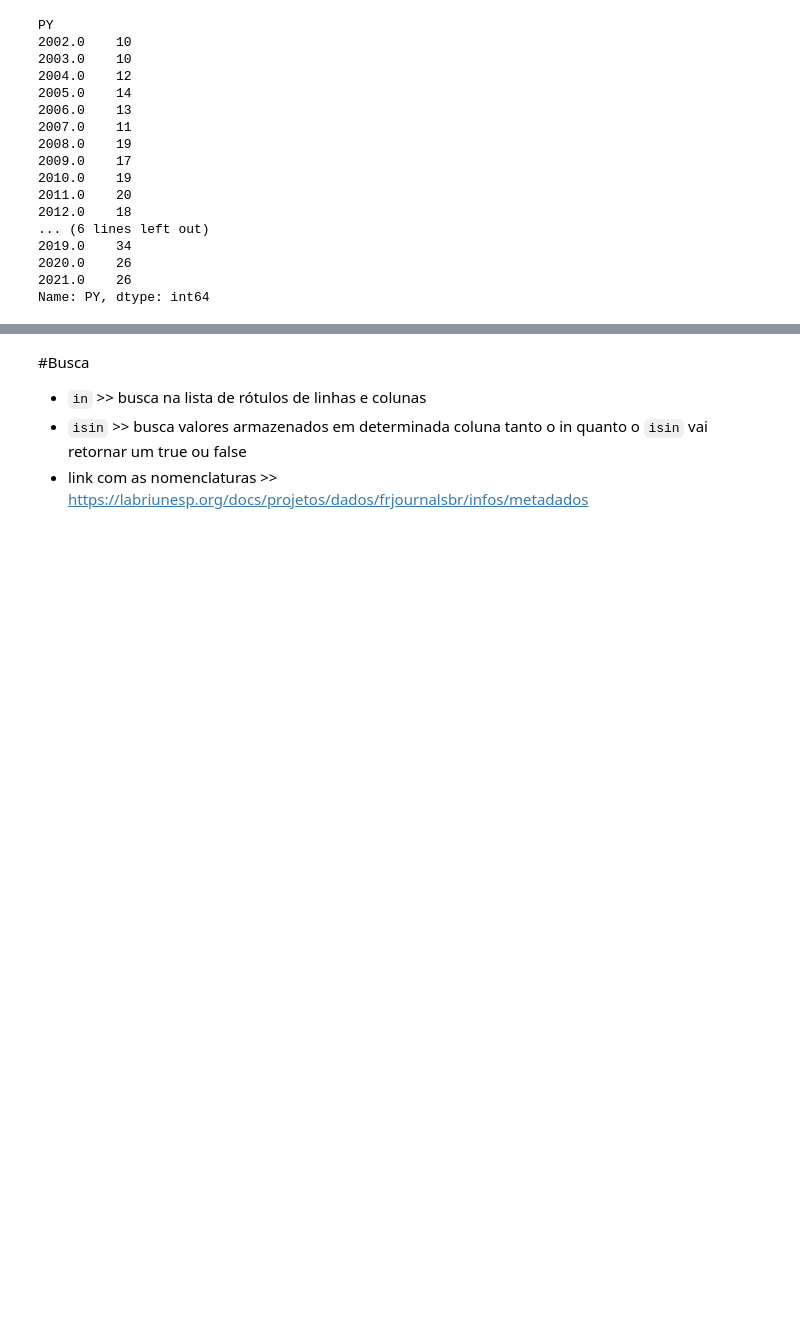
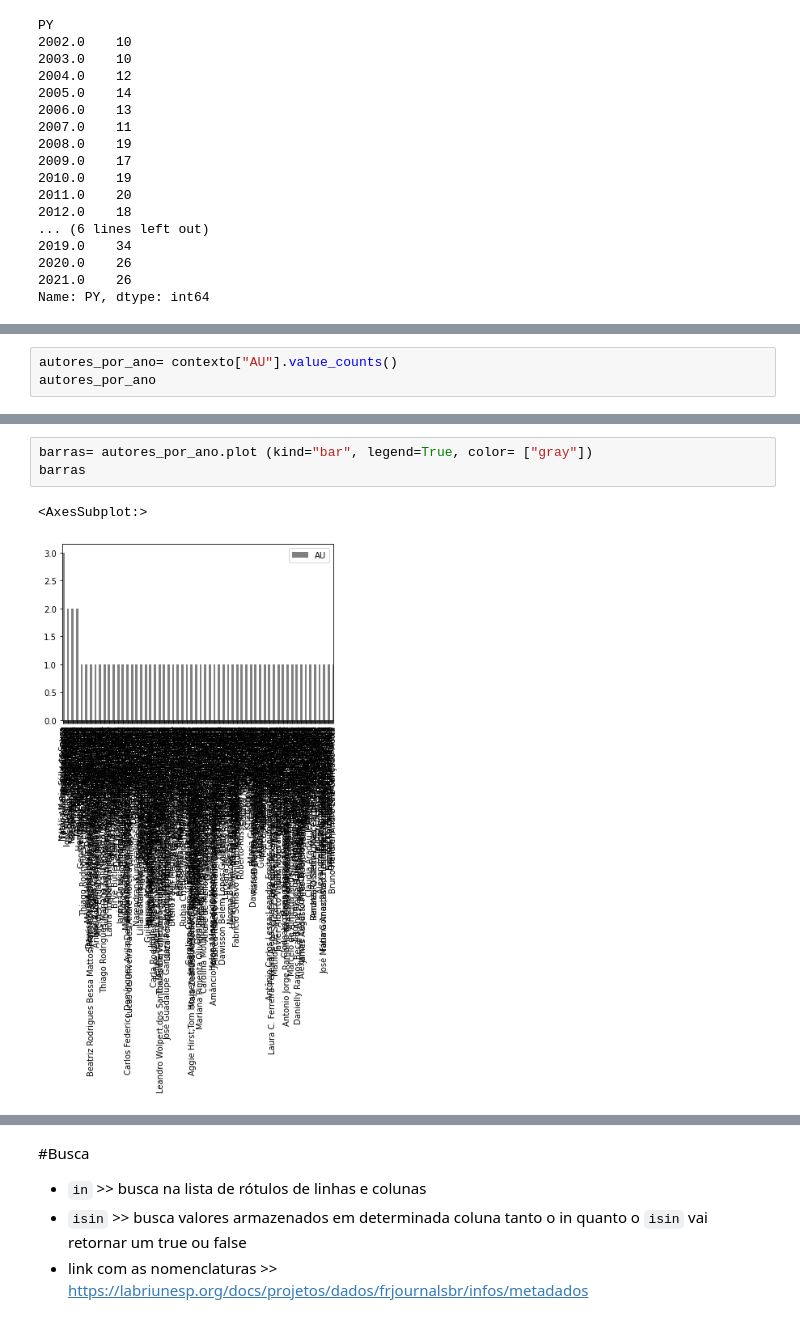
Before and after one commit to anamacao/analise_dados, a Jupyter notebook: Analise_dados_py.ipynb, the cells around one changed output, grey strips where cells are left out. Saved outputs shown, nothing was run; the diff lists cells and outputs as text; blank space fills up the shorter version.

```diff
--- a/Analise_dados_py.ipynb
+++ b/Analise_dados_py.ipynb
@@ -255,0 +259,3 @@ figura.show()
+# %%
+autores_por_ano= contexto["AU"].value_counts()
+autores_por_ano
@@ -255,0 +279,6 @@ figura.show()
+# %%
+barras= autores_por_ano.plot (kind="bar", legend=True, color= ["gray"])
+barras
+# %% [output]
+<AxesSubplot:>
+[figure, added]
```
Also changed, not shown: parts of 32 cells of this notebook.
